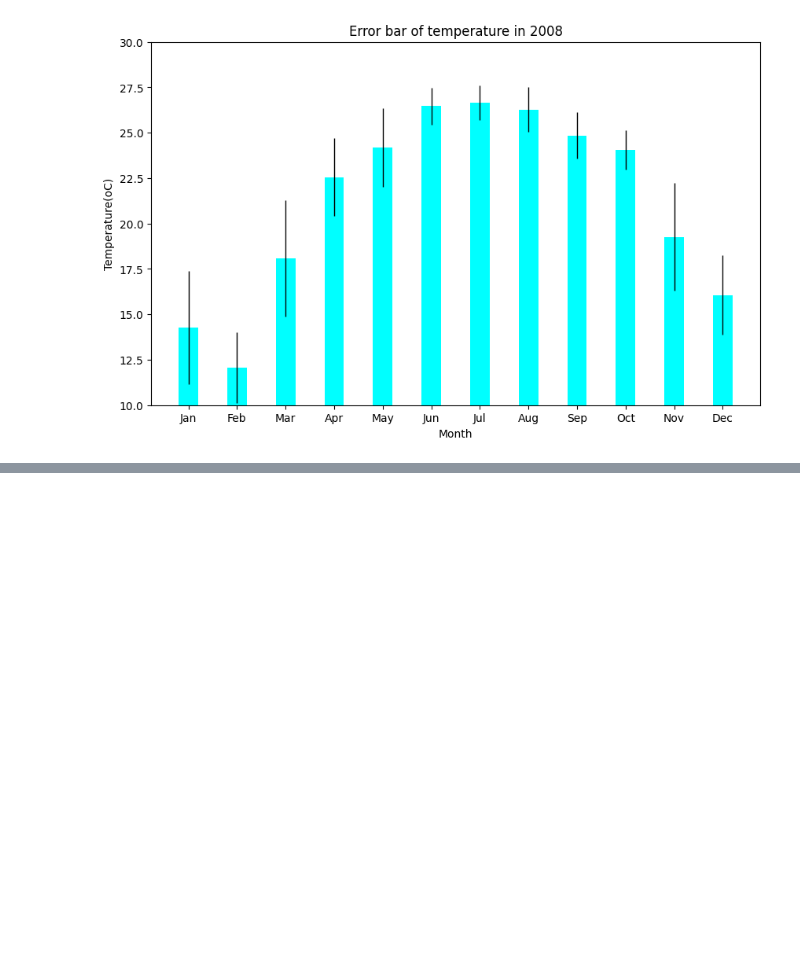
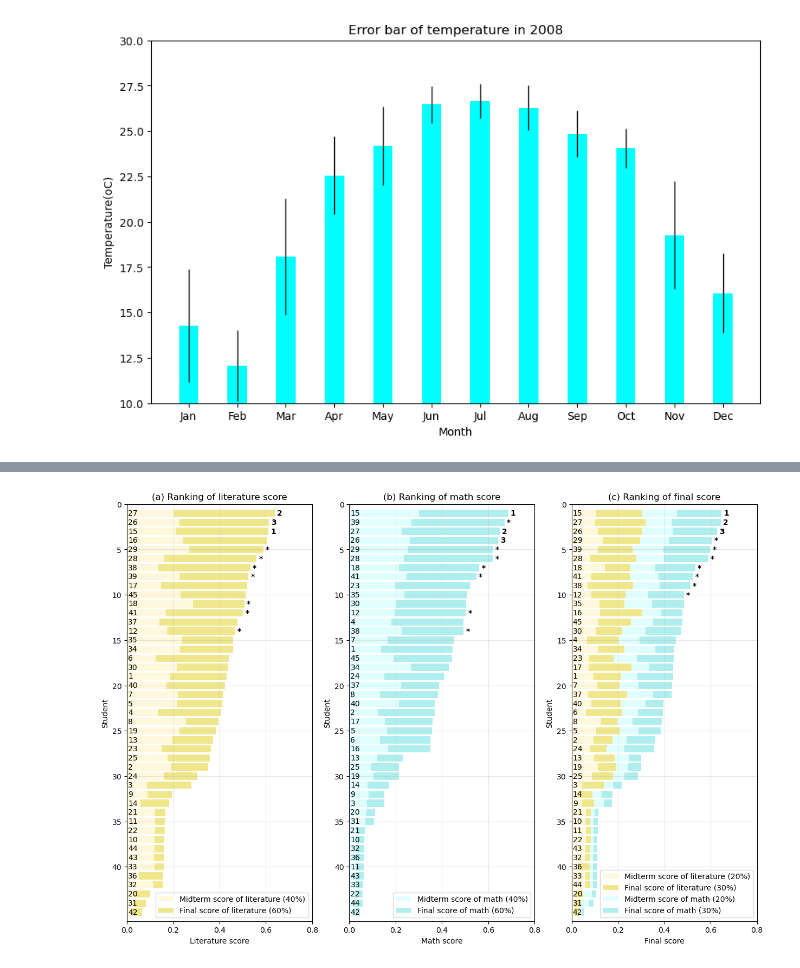
Before and after one commit to mhungdangbuonngu/Data-visualization-, a Jupyter notebook: practice2.ipynb, the cells around one changed output, grey strips where cells are left out. Cells and saved outputs as stored; diff of their text form; code cells hidden in the pictures; blank space fills up the shorter version.

```diff
--- a/practice2.ipynb
+++ b/practice2.ipynb
@@ -114,0 +136,5 @@ plt.show()
+# %%
+# Convert to float(Math)
+for i in range(len(math_lines)):
+    for j in range(len(math_lines[i])):
+        math_lines[i][j] = float(math_lines[i][j])
@@ -114,0 +152,92 @@ plt.show()
+# %%
+final_rank = []
+for i in range(len(literature_lines)):
+    final_rank.append([((literature_lines[i][0] + math_lines[i][0])/2)*0.4 + ((literature_lines[i][1] + math_lines[i][1])/2)*0.6, i+1])
+final_rank.sort(reverse=True)
+
+final_rank_cf = final_rank.copy()
+final_rank_cf.sort(reverse=True)
+# New list get from 10 first element of final_rank_cf
+final_rank_cf = final_rank_cf[:10]
+for i in range(len(final_rank_cf)):
+    if i <= 2:
+        final_rank_cf[i][0] = i + 1
+    else:
+        final_rank_cf[i][0] = '*'
+# %%
+# Plot 3 above charts in 1 figure with 10 first student in final_rank_cf in the right of bar
+fig, axs = plt.subplots(1, 3, figsize=(15, 10))
+# grid
+for i in range(3):
+    axs[i].grid(True, alpha=0.3)
+
+axs[0].set_title('(a) Ranking of literature score')
+axs[0].invert_yaxis()
+axs[0].set_xlabel('Literature score')
+axs[0].set_ylabel('Student')
+axs[0].set_xticks(np.arange(0, 0.81, 0.2))
+axs[0].set_yticks(np.arange(0, 45, 5))
+axs[0].set_xlim(0, 0.8)
+axs[0].set_ylim(46, 0)
+
+for i in range(len(literature_rank)):
+    # Plot 2 color for midterm x 40% (light color) and final score x 60% (bold color) in each student store in literature_lines
+    axs[0].barh(i+1, literature_lines[literature_rank[i][1]-1][0]*0.4, color='cornsilk')
+    axs[0].barh(i+1, literature_lines[literature_rank[i][1]-1][1]*0.6, left=literature_lines[literature_rank[i][1]-1][0]*0.4, color='khaki')
+    # Print index of student in left of bar
+    axs[0].text(0.005, i+1, literature_rank[i][1], fontsize=10, va='center')
+    # Print rank of student in right of bar
+    for j in range(len(final_rank_cf)):
+        if literature_rank[i][1] == final_rank_cf[j][1]:
+            axs[0].text(literature_lines[literature_rank[i][1]-1][0]*0.4 + literature_lines[literature_rank[i][1]-1][1]*0.6 + 0.01, i+1, final_rank_cf[j][0], fontsize=10, weight='bold', va='center')
+
+axs[1].set_title('(b) Ranking of math score')
+axs[1].invert_yaxis()
+axs[1].set_xlabel('Math score')
+axs[1].set_ylabel('Student')
+axs[1].set_xticks(np.arange(0, 0.81, 0.2))
+axs[1].set_yticks(np.arange(0, 45, 5))
+axs[1].set_xlim(0, 0.8)
+axs[1].set_ylim(46, 0)
+
+for i in range(len(math_rank)):
+    # Plot 2 color for midterm x 40% (light color) and final score x 60% (bold color) in each student store in literature_lines
+    axs[1].barh(i+1, math_lines[math_rank[i][1]-1][0]*0.4, color='lightcyan')
+    axs[1].barh(i+1, math_lines[math_rank[i][1]-1][1]*0.6, left=math_lines[math_rank[i][1]-1][0]*0.4, color='paleturquoise')
+    # Print index of student in left of bar
+    axs[1].text(0.005, i+1, math_rank[i][1], fontsize=10, va='center')
+    # Print rank of student in right of bar
+    for j in range(len(final_rank_cf)):
+        if math_rank[i][1] == final_rank_cf[j][1]:
+            axs[1].text(math_lines[math_rank[i][1]-1][0]*0.4 + math_lines[math_rank[i][1]-1][1]*0.6 + 0.01, i+1, final_rank_cf[j][0], fontsize=10, weight='bold', va='center')
+
+axs[2].set_title('(c) Ranking of final score')
+axs[2].invert_yaxis()
+axs[2].set_xlabel('Final score')
+axs[2].set_ylabel('Student')
+axs[2].set_xticks(np.arange(0, 0.81, 0.2))
+axs[2].set_yticks(np.arange(0, 45, 5))
+axs[2].set_xlim(0, 0.8)
+axs[2].set_ylim(46, 0)
+
+for i in range(len(final_rank)):
+    # Plot 4 colors for average literature score (mid x 40% and final x 60%) and avg math score (mid x 40% and final x 60%) in each student store in literature_lines
+    axs[2].barh(i+1, literature_lines[final_rank[i][1]-1][0]*0.2, color='cornsilk')
+    axs[2].barh(i+1, literature_lines[final_rank[i][1]-1][1]*0.3, left=literature_lines[final_rank[i][1]-1][0]*0.2, color='khaki')
+    axs[2].barh(i+1, math_lines[final_rank[i][1]-1][0]*0.2, left=literature_lines[final_rank[i][1]-1][0]*0.2 + literature_lines[final_rank[i][1]-1][1]*0.3, color='lightcyan')
+    axs[2].barh(i+1, math_lines[final_rank[i][1]-1][1]*0.3, left=literature_lines[final_rank[i][1]-1][0]*0.2 + literature_lines[final_rank[i][1]-1][1]*0.3 + math_lines[final_rank[i][1]-1][0]*0.2, color='paleturquoise')
+    # Print index of student in left of bar
+    axs[2].text(0.005, i+1, final_rank[i][1], fontsize=10, va='center')
+    # Print rank of student in right of bar
+    for j in range(len(final_rank_cf)):
+        if final_rank[i][1] == final_rank_cf[j][1]:
+            axs[2].text(literature_lines[final_rank[i][1]-1][0]*0.2 + literature_lines[final_rank[i][1]-1][1]*0.3 + math_lines[final_rank[i][1]-1][0]*0.2 + math_lines[final_rank[i][1]-1][1]*0.3 + 0.01, i+1, final_rank_cf[j][0], fontsize=10, weight='bold', va='center')
+
+# Draw legend
+axs[0].legend(['Midterm score of literature (40%)', 'Final score of literature (60%)'])
+axs[1].legend(['Midterm score of math (40%)', 'Final score of math (60%)'])
+axs[2].legend(['Midterm score of literature (20%)', 'Final score of literature (30%)', 'Midterm score of math (20%)', 'Final score of math (30%)'])
+
+plt.show()
+# %% [output]
+[figure, added]
```
Also changed, not shown: parts of 8 cells of this notebook, 3 other files.
